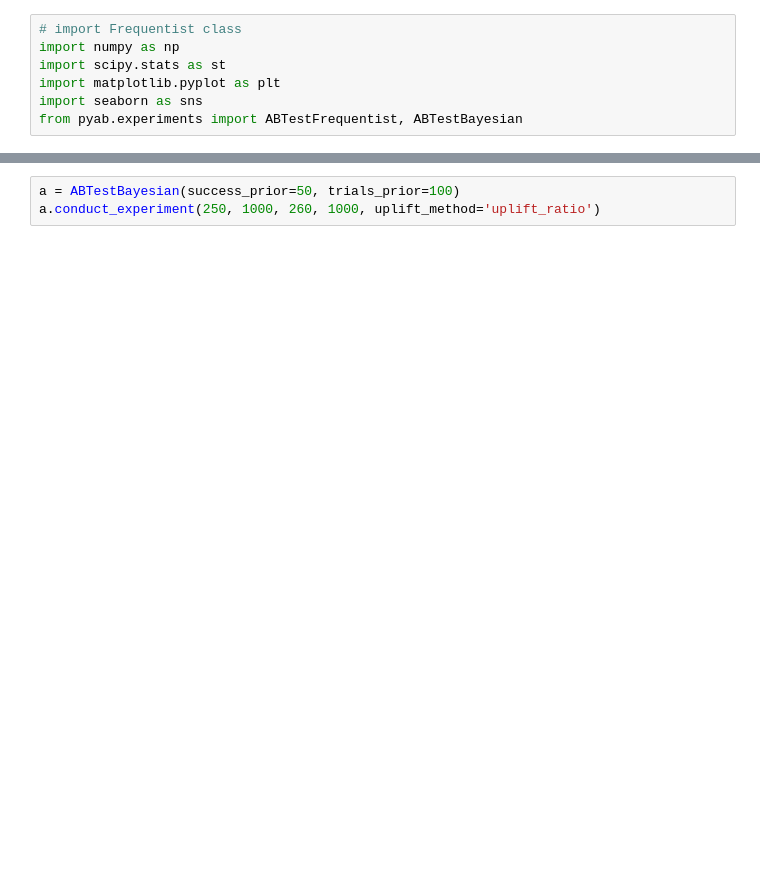
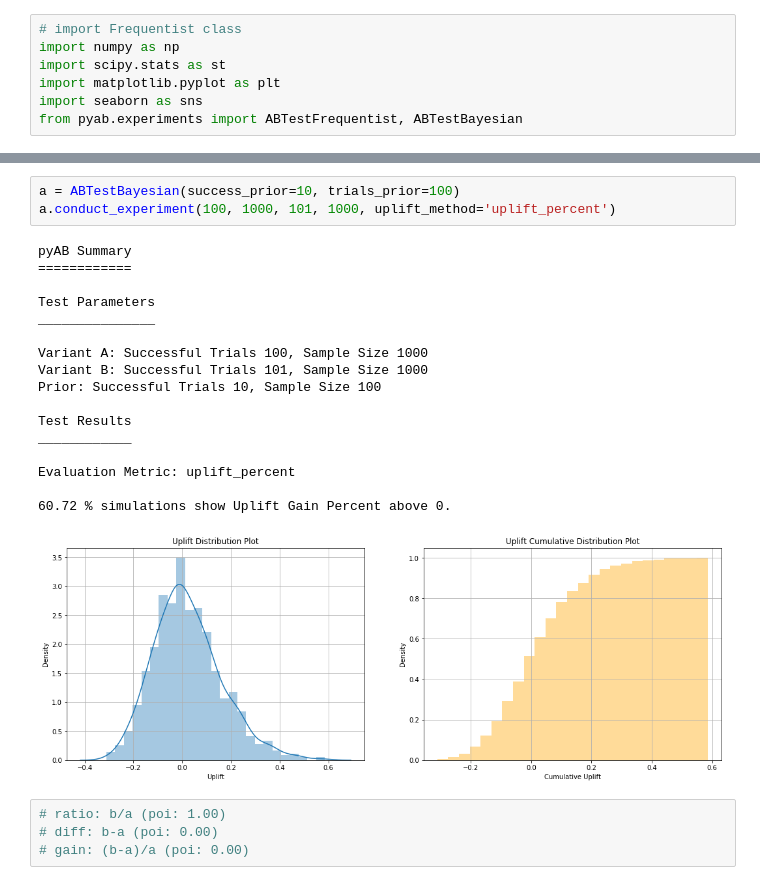
Before and after one commit to AdiVarma27/pyAB, a Jupyter notebook: Example.ipynb, the cells around one changed output, grey strips where cells are left out. Drawn from its saved outputs; the diff is of its cells as text; blank space fills up the shorter version.

```diff
--- a/Example.ipynb
+++ b/Example.ipynb
@@ -34,4 +35,26 @@ Type-II Error: 0.451
 [figure]
 # %%
-a = ABTestBayesian(success_prior=50, trials_prior=100)
-a.conduct_experiment(250, 1000, 260, 1000, uplift_method='uplift_ratio')
+a = ABTestBayesian(success_prior=10, trials_prior=100)
+a.conduct_experiment(100, 1000, 101, 1000, uplift_method='uplift_percent')
+# %% [output]
+pyAB Summary
+============
+
+Test Parameters
+_______________
+
+Variant A: Successful Trials 100, Sample Size 1000
+Variant B: Successful Trials 101, Sample Size 1000
+Prior: Successful Trials 10, Sample Size 100
+
+Test Results
+____________
+
+Evaluation Metric: uplift_percent
+
+60.72 % simulations show Uplift Gain Percent above 0.
+[figure, added]
+# %%
+# ratio: b/a (poi: 1.00)
+# diff: b-a (poi: 0.00)
+# gain: (b-a)/a (poi: 0.00)
```
Also changed, not shown: parts of 1 cell of this notebook, 1 other file.
